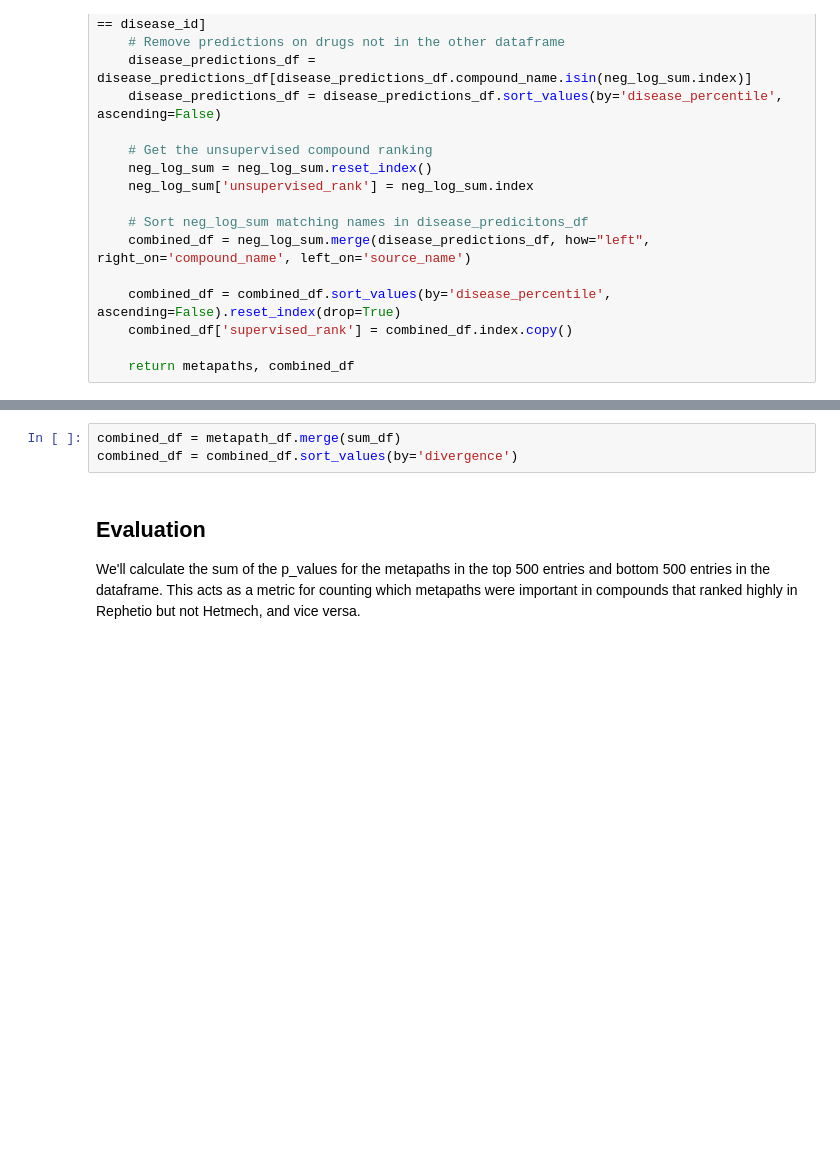
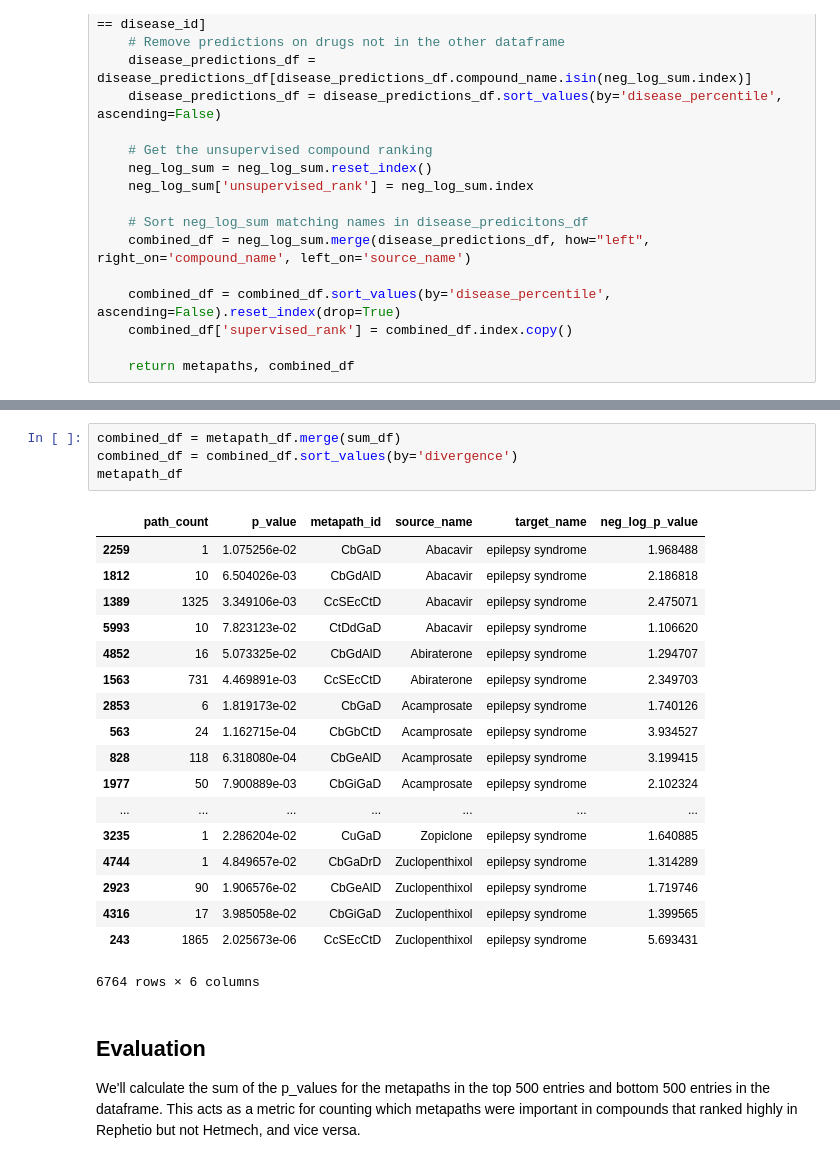
Before and after one commit to greenelab/connectivity-search-analyses, a Jupyter notebook: explore/Supervised_Unsupervised_Corner_Cases.ipynb, the cells around one changed output, grey strips where cells are left out. Saved outputs shown, nothing was run; the diff lists cells and outputs as text; blank space fills up the shorter version.

```diff
--- a/explore/Supervised_Unsupervised_Corner_Cases.ipynb
+++ b/explore/Supervised_Unsupervised_Corner_Cases.ipynb
@@ -120,6 +124,26 @@ sum_df.head()
 # %%
 combined_df = metapath_df.merge(sum_df)
 combined_df = combined_df.sort_values(by='divergence')
+metapath_df
+# %% [output]
+|  | path_count | p_value | metapath_id | source_name | target_name | neg_log_p_value |
+| 2259 | 1 | 1.075256e-02 | CbGaD | Abacavir | epilepsy syndrome | 1.968488 |
+| 1812 | 10 | 6.504026e-03 | CbGdAlD | Abacavir | epilepsy syndrome | 2.186818 |
+| 1389 | 1325 | 3.349106e-03 | CcSEcCtD | Abacavir | epilepsy syndrome | 2.475071 |
+| 5993 | 10 | 7.823123e-02 | CtDdGaD | Abacavir | epilepsy syndrome | 1.106620 |
+| 4852 | 16 | 5.073325e-02 | CbGdAlD | Abiraterone | epilepsy syndrome | 1.294707 |
+| 1563 | 731 | 4.469891e-03 | CcSEcCtD | Abiraterone | epilepsy syndrome | 2.349703 |
+| 2853 | 6 | 1.819173e-02 | CbGaD | Acamprosate | epilepsy syndrome | 1.740126 |
+| 563 | 24 | 1.162715e-04 | CbGbCtD | Acamprosate | epilepsy syndrome | 3.934527 |
+| 828 | 118 | 6.318080e-04 | CbGeAlD | Acamprosate | epilepsy syndrome | 3.199415 |
+| 1977 | 50 | 7.900889e-03 | CbGiGaD | Acamprosate | epilepsy syndrome | 2.102324 |
+| ... | ... | ... | ... | ... | ... | ... |
+| 3235 | 1 | 2.286204e-02 | CuGaD | Zopiclone | epilepsy syndrome | 1.640885 |
+| 4744 | 1 | 4.849657e-02 | CbGaDrD | Zuclopenthixol | epilepsy syndrome | 1.314289 |
+| 2923 | 90 | 1.906576e-02 | CbGeAlD | Zuclopenthixol | epilepsy syndrome | 1.719746 |
+| 4316 | 17 | 3.985058e-02 | CbGiGaD | Zuclopenthixol | epilepsy syndrome | 1.399565 |
+| 243 | 1865 | 2.025673e-06 | CcSEcCtD | Zuclopenthixol | epilepsy syndrome | 5.693431 |
+6764 rows × 6 columns
 # %% [markdown]
 ## Evaluation
 We'll calculate the sum of the p_values for the metapaths in the top 500 entries and bottom 500 entries in the dataframe. This acts as a metric for counting which metapaths were important in compounds that ranked highly in Rephetio but not Hetmech, and vice versa.
```
Also changed, not shown: parts of 12 cells of this notebook.
